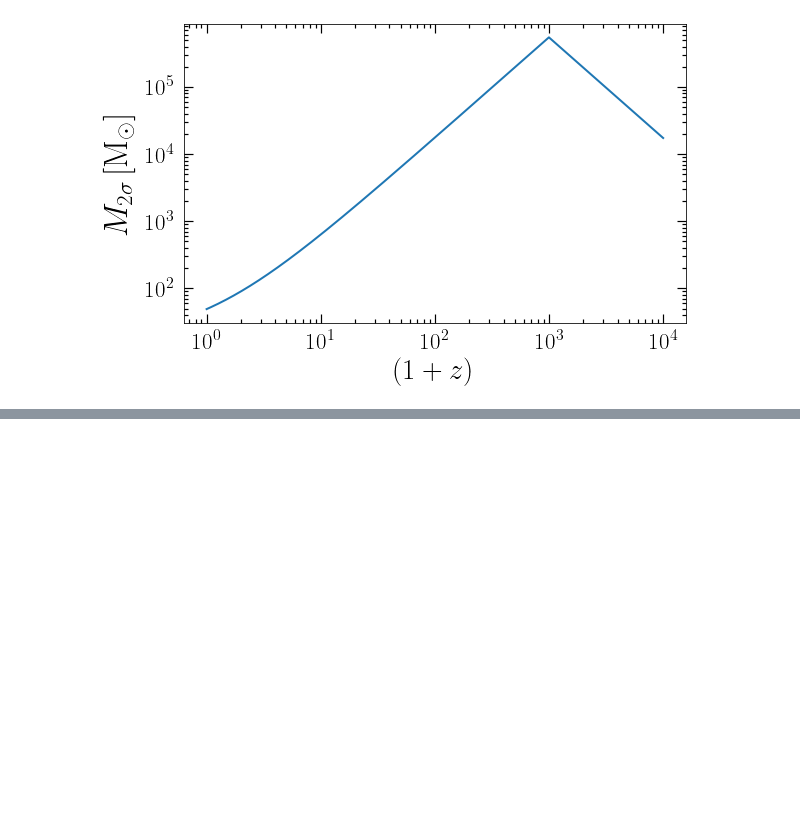
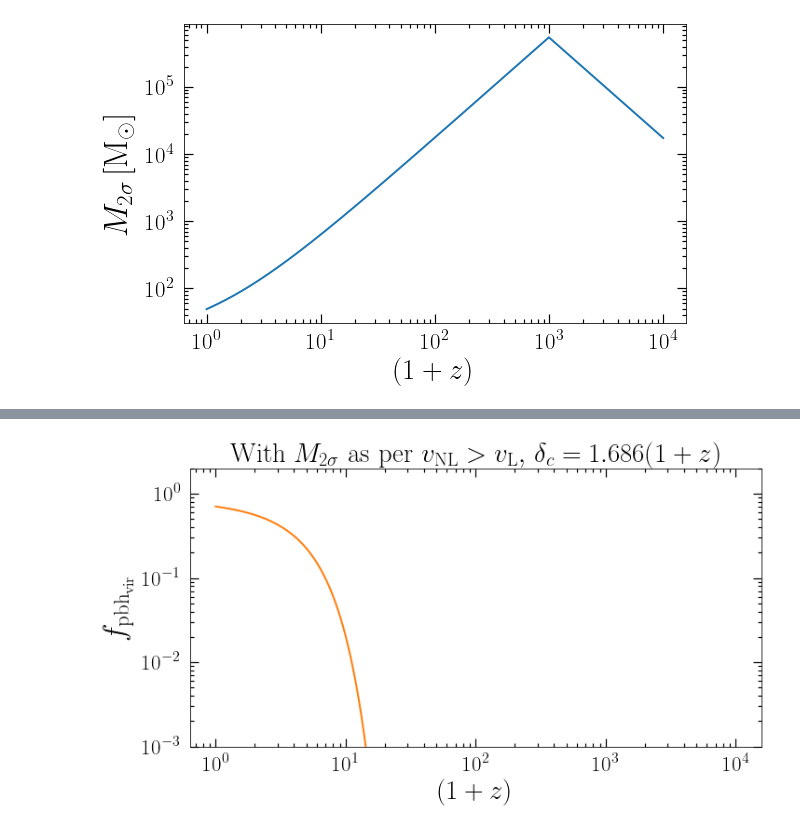
Before and after one commit to pratibhajangra591/project-2, a Jupyter notebook: f_vir.ipynb, the cells around one changed output, grey strips where cells are left out. Drawn from its saved outputs; the diff is of its cells as text; code cells hidden in the pictures; blank space fills up the shorter version.

```diff
--- a/f_vir.ipynb
+++ b/f_vir.ipynb
@@ -88,0 +52,44 @@ M2_sigma(z) = [17376.08206813 17400.10460215 17424.16034524 ...    49.22234838
+# %%
+# Function to calculate the fraction of PBHs in virialized halos
+
+delta_c =  1.686
+
+
+# Function to calculate M_2_sigma as a function of redshift
+def M2_sigma(z): #in units of solar mass
+    return 1e8 * ((v_pbh_linear_regime(z)/(17 * 1e3 * (yr/pc)))**3) *(((z+1)/10)**(-3/2))
+
+
+def f_vir(z):
+    def sigma(z):
+        return  10.2 - 0.79 * np.log10(M2_sigma(z))
+
+    def nu_min(z):
+        return delta_c * (1+z)/sigma(z)
+    return 1 - erf(nu_min(z) / np.sqrt(2))
+
+fig,ax = plt.subplots(1, figsize = (11, 5.5))
+plt.rc('lines', linewidth = 2)
+plt.rcParams['font.family'] = 'serif'
+plt.tick_params(axis = 'both', right=True, top=True, which = 'minor', width= 1.2, length = 4, direction = 'in')
+plt.tick_params(axis = 'both', right=True, top=True, which = 'major', width= 1.2, length = 9, direction = 'in')
+
+# Redshift range
+z = np.geomspace(1e4, 1, 10000)
+
+ax.tick_params(axis='x', pad = 9.9)
+ax.tick_params(axis='y', pad = 9.9)
+
+plt.xticks(fontsize = 23)
+plt.yticks(fontsize = 23)
+
+plt.ylim(1e-3, 2)
+
+plt.loglog(z, f_vir(z), color='C1')
+plt.xlabel('$(1+z)$',  fontsize = 29)
+plt.ylabel('$f_{\mathrm{pbh}_\mathrm{vir}}$', fontsize = 33, labelpad = 9)
+plt.title(r'With $ M_{2\sigma}$ as per $v_\mathrm{NL}>v_\mathrm{L}, \, \delta_{c} = 1.686(1+z)$', fontsize = 29)
+plt.savefig('f_vir1.pdf', bbox_inches = 'tight')
+plt.show()
+# %% [output]
+[figure, added]
```
Also changed, not shown: parts of 5 cells of this notebook.
